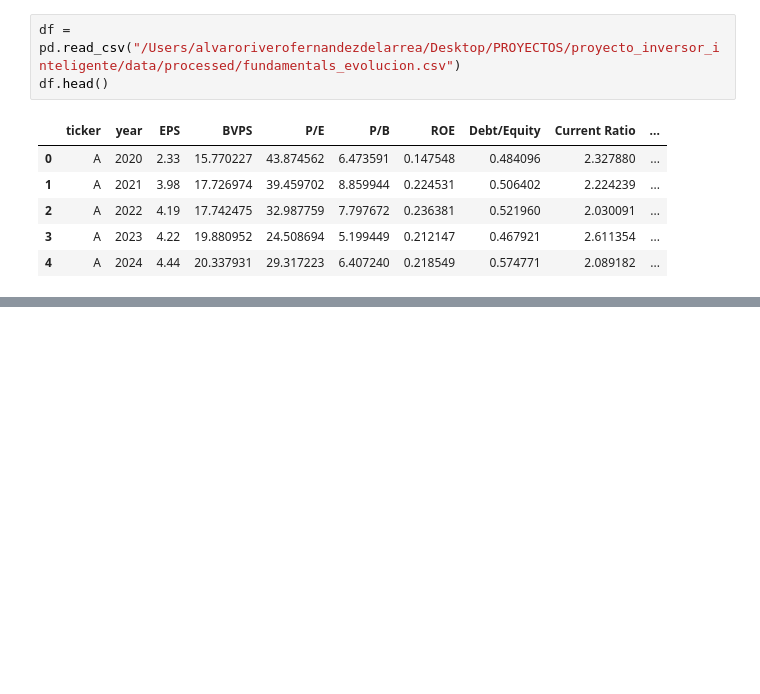
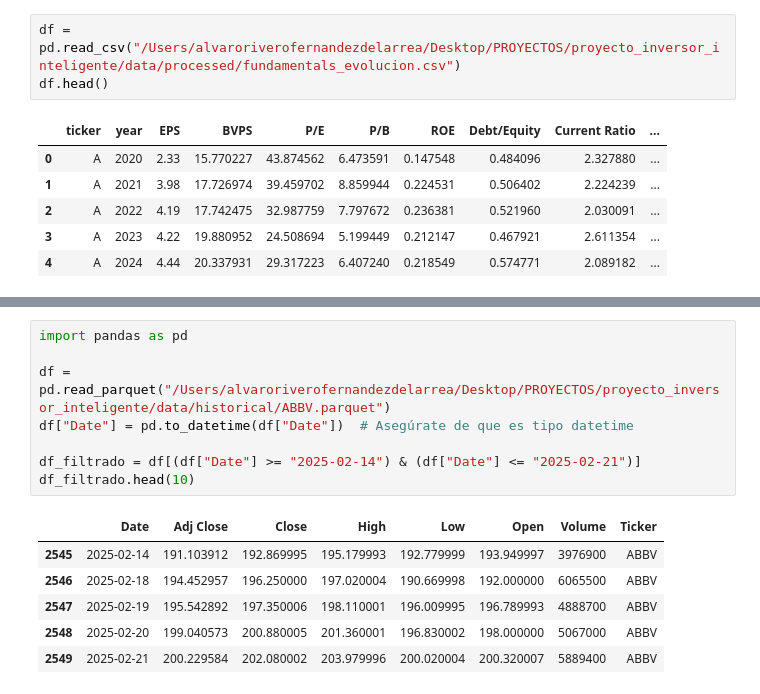
Before and after one commit to Riverin1998/proyecto_inversor_inteligente, a Jupyter notebook: notebooks/test_data_ingestion.ipynb, the cells around one changed output, grey strips where cells are left out. Cells and saved outputs as stored; diff of their text form; blank space fills up the shorter version.

```diff
--- a/notebooks/test_data_ingestion.ipynb
+++ b/notebooks/test_data_ingestion.ipynb
@@ -42,0 +68,15 @@ df[df["ticker"] == "AAPL"].sort_values("year")
+# %%
+import pandas as pd
+
+df = pd.read_parquet("/Users/alvaroriverofernandezdelarrea/Desktop/PROYECTOS/proyecto_inversor_inteligente/data/historical/ABBV.parquet")
+df["Date"] = pd.to_datetime(df["Date"])  # Asegúrate de que es tipo datetime
+
+df_filtrado = df[(df["Date"] >= "2025-02-14") & (df["Date"] <= "2025-02-21")]
+df_filtrado.head(10)
+# %% [output]
+|  | Date | Adj Close | Close | High | Low | Open | Volume | Ticker |
+| 2545 | 2025-02-14 | 191.103912 | 192.869995 | 195.179993 | 192.779999 | 193.949997 | 3976900 | ABBV |
+| 2546 | 2025-02-18 | 194.452957 | 196.250000 | 197.020004 | 190.669998 | 192.000000 | 6065500 | ABBV |
+| 2547 | 2025-02-19 | 195.542892 | 197.350006 | 198.110001 | 196.009995 | 196.789993 | 4888700 | ABBV |
+| 2548 | 2025-02-20 | 199.040573 | 200.880005 | 201.360001 | 196.830002 | 198.000000 | 5067000 | ABBV |
+| 2549 | 2025-02-21 | 200.229584 | 202.080002 | 203.979996 | 200.020004 | 200.320007 | 5889400 | ABBV |
```
Also changed, not shown: parts of 4 cells of this notebook, 42 other files.
